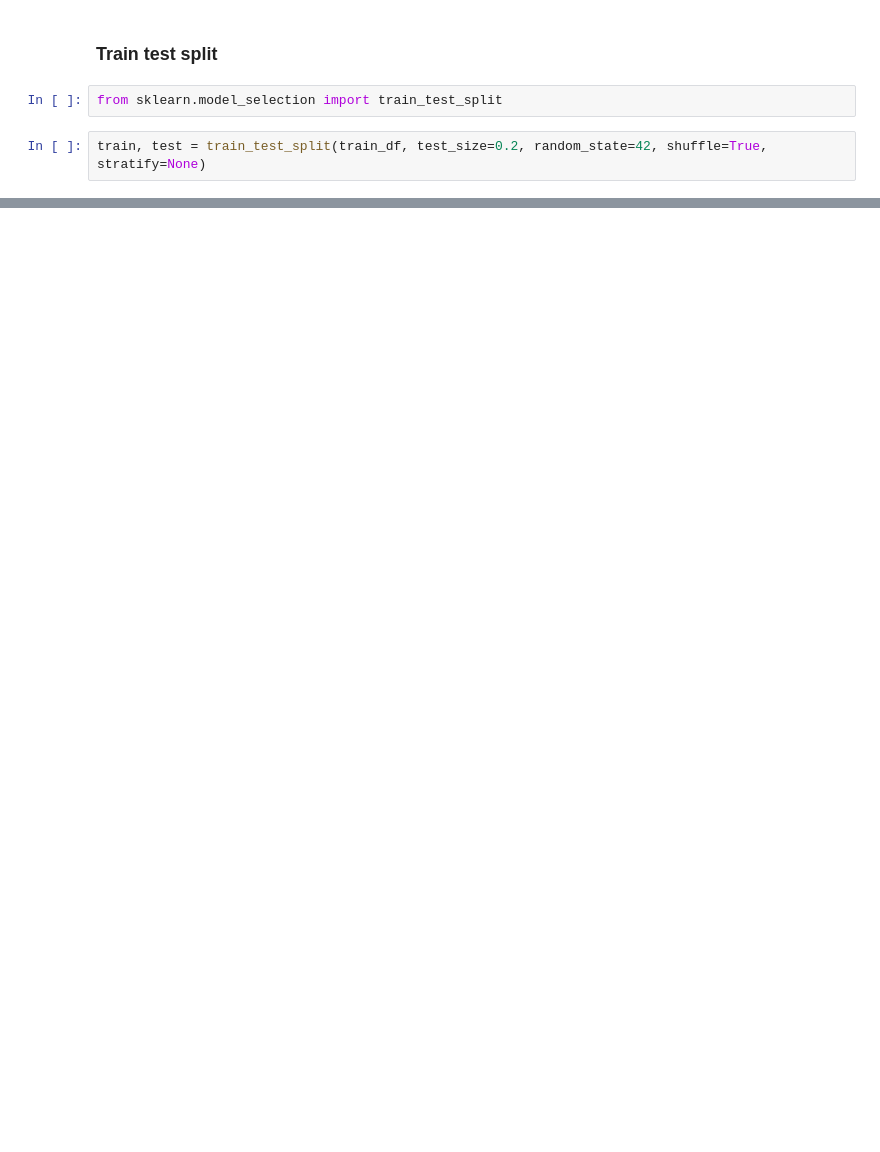
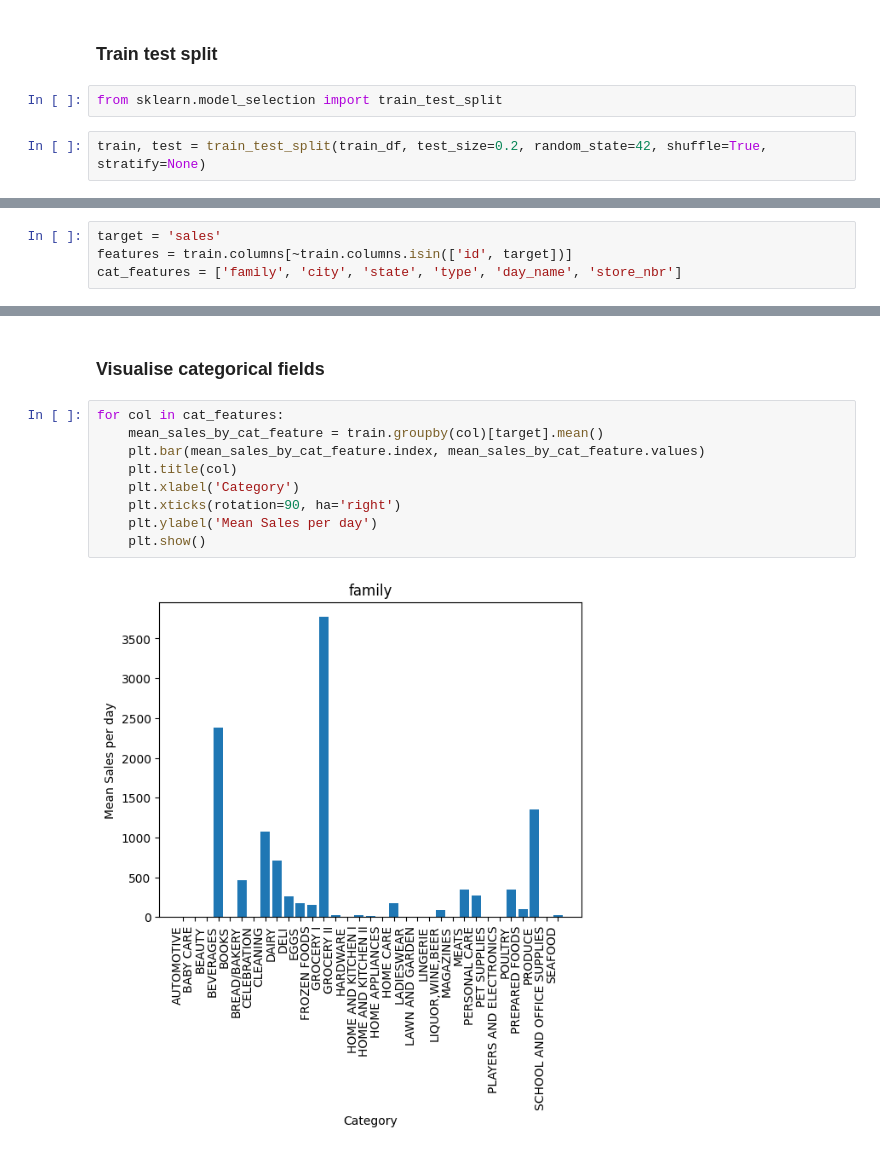
Before and after one commit to jordanpatel97/store-sales-forecasting-kaggle, a Jupyter notebook: stores_sales_forecasting.ipynb, the cells around one changed output, grey strips where cells are left out. Drawn from its saved outputs; the diff is of its cells as text; blank space fills up the shorter version.

```diff
--- a/stores_sales_forecasting.ipynb
+++ b/stores_sales_forecasting.ipynb
@@ -201,0 +193,4 @@ reg = LGBMRegressor()
+# %%
+target = 'sales'
+features = train.columns[~train.columns.isin(['id', target])]
+cat_features = ['family', 'city', 'state', 'type', 'day_name', 'store_nbr']
@@ -201,0 +239,13 @@ reg = LGBMRegressor()
+# %% [markdown]
+### Visualise categorical fields
+# %%
+for col in cat_features:
+    mean_sales_by_cat_feature = train.groupby(col)[target].mean()
+    plt.bar(mean_sales_by_cat_feature.index, mean_sales_by_cat_feature.values)
+    plt.title(col)
+    plt.xlabel('Category')
+    plt.xticks(rotation=90, ha='right')
+    plt.ylabel('Mean Sales per day')
+    plt.show()
+# %% [output]
+[figure, added]
```
Also changed, not shown: parts of 16 cells of this notebook.
